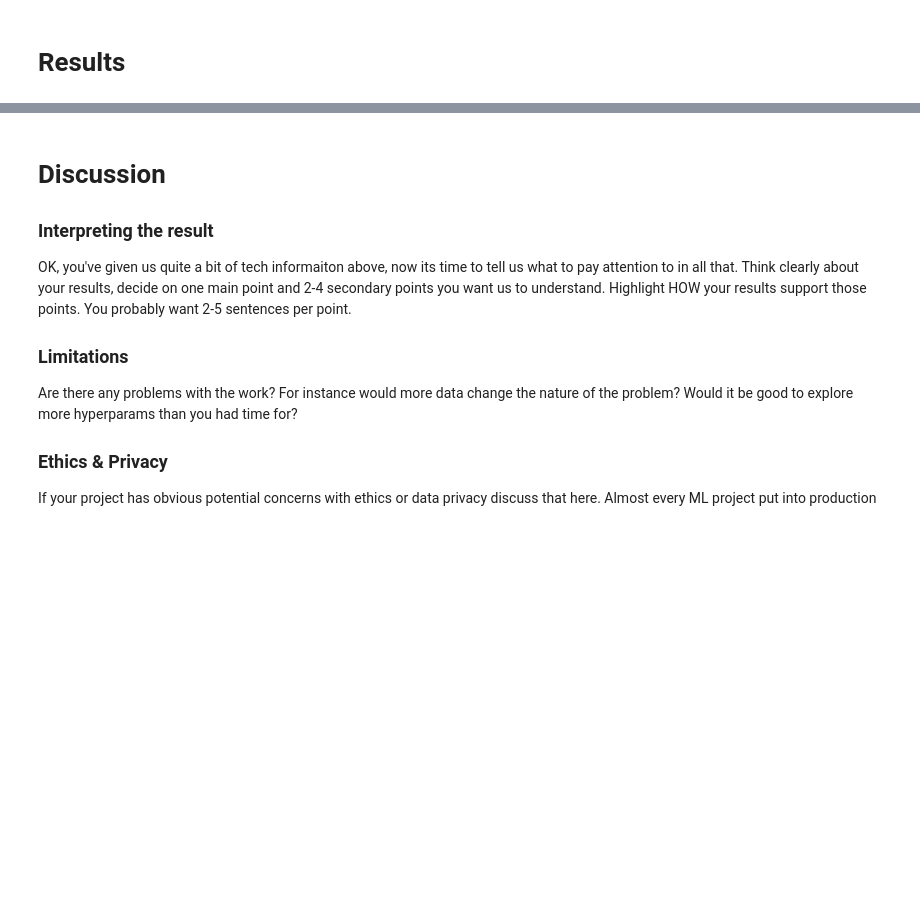
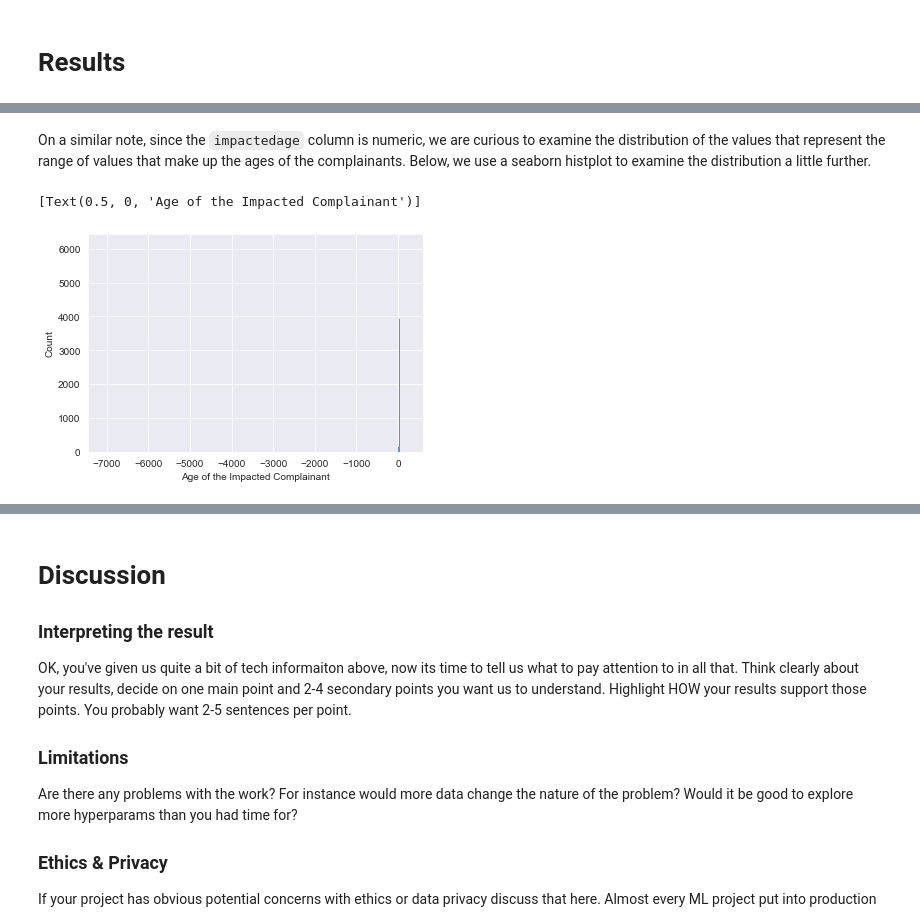
Before and after one commit to COGS118A/Group015-Wi23, a Jupyter notebook: FinalProjectGroup015-Wi23.ipynb, the cells around one changed output, grey strips where cells are left out. Saved outputs shown, nothing was run; the diff lists cells and outputs as text; code cells hidden in the pictures; blank space fills up the shorter version.

```diff
--- a/FinalProjectGroup015-Wi23.ipynb
+++ b/FinalProjectGroup015-Wi23.ipynb
@@ -204,0 +316,8 @@ The detriments of having either a low precision or low recall score also illustr
+# %% [markdown]
+On a similar note, since the `impactedage` column is numeric, we are curious to examine the distribution of the values that represent the range of values that make up the ages of the complainants. Below, we use a seaborn histplot to examine the distribution a little further.
+# %%
+# seaborn histplot of distribution of impactedage column
+sns.histplot(data = ccrb, x = "impactedage").set(xlabel = "Age of the Impacted Complainant")
+# %% [output]
+[Text(0.5, 0, 'Age of the Impacted Complainant')]
+[figure, added]
```
Also changed, not shown: parts of 32 cells of this notebook.
